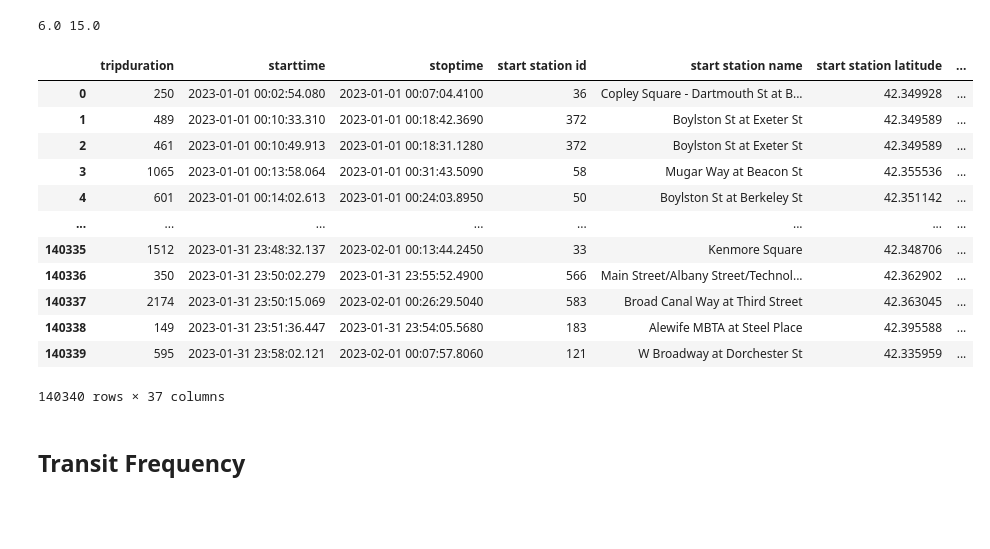
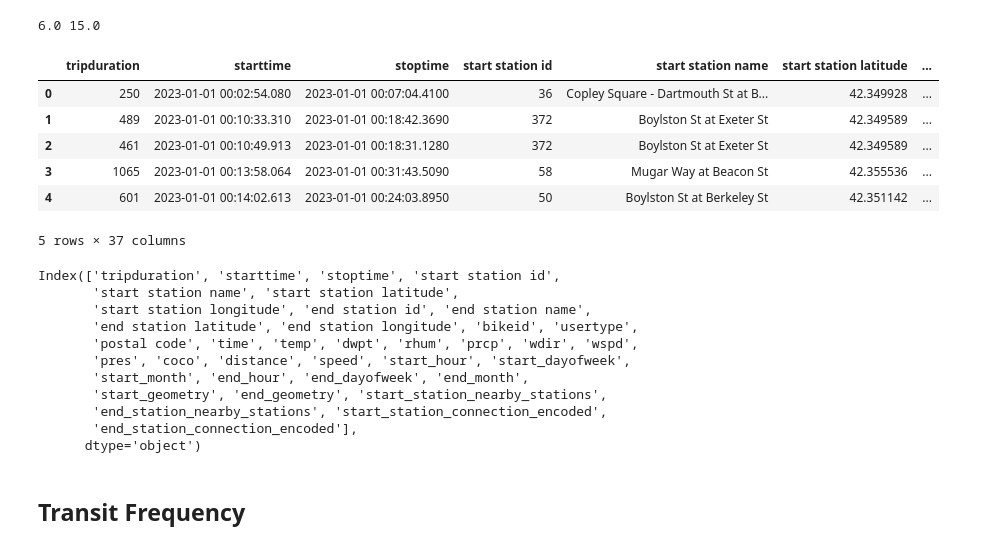
Before and after one commit to elnurisg/anomaly_detection_for_shared_mobility, a Jupyter notebook: mass_transit.ipynb, the cells around one changed output. Drawn from its saved outputs; the diff is of its cells as text; code cells hidden in the pictures; blank space fills up the shorter version.

```diff
--- a/mass_transit.ipynb
+++ b/mass_transit.ipynb
@@ -80,6 +95,9 @@ bike_gdf = gpd.GeoDataFrame(bike_weather_data, geometry='start_geometry')
 # Convert stops DataFrame to a GeoDataFrame
 stops['geometry'] = stops.apply(lambda x: GeoPoint(x['stop_lon'], x['stop_lat']), axis=1)
 stops_gdf = gpd.GeoDataFrame(stops, geometry='geometry')
+
+# Keep only the columns we need
+stops_gdf = stops_gdf[['stop_id', 'geometry']]
 # %%
 # Set the coordinate reference system (CRS) to WGS84 (EPSG:4326)
 bike_gdf.set_crs(epsg=4326, inplace=True)
@@ -92,11 +110,11 @@ bike_gdf = bike_gdf.to_crs(epsg=3857)
 radius = 500  # Example radius in meters
 bike_gdf['buffer'] = bike_gdf.geometry.buffer(radius)
 # Spatial joins to count nearby stops
-start_nearby_counts = gpd.sjoin(stops_gdf, bike_gdf.set_geometry('buffer'), how='inner', predicate='within')
+start_station_nearby = gpd.sjoin(stops_gdf, bike_gdf.set_geometry('buffer'), how='inner', predicate='within')
 
 # Set end_geometry as the active geometry
 bike_gdf.set_geometry('end_geometry', inplace=True)
 bike_gdf = bike_gdf.set_crs(epsg=4326, inplace=True).to_crs(epsg=3857)
 
 bike_gdf['buffer'] = bike_gdf.geometry.buffer(radius)
-end_nearby_counts = gpd.sjoin(stops_gdf, bike_gdf.set_geometry('buffer'), how='inner', predicate='within')
+end_station_nearby = gpd.sjoin(stops_gdf, bike_gdf.set_geometry('buffer'), how='inner', predicate='within')
@@ -103,7 +133,7 @@ end_nearby_counts = gpd.sjoin(stops_gdf, bike_gdf.set_geometry('buffer'), how='i
 # %%
 # Count the number of nearby stops for each unique start and end station
-start_station_nearby_counts = start_nearby_counts.groupby('index_right').size()
-end_station_nearby_counts = end_nearby_counts.groupby('index_right').size()
+start_station_nearby_counts = start_station_nearby.groupby('index_right').size()
+end_station_nearby_counts = end_station_nearby.groupby('index_right').size()
 
 # Add the counts back to the original bike_weather_data
 bike_weather_data['start_station_nearby_stations'] = bike_weather_data.index.map(start_station_nearby_counts).fillna(0).astype(int)
@@ -182,18 +208,12 @@ def encode_nearby_stops(count):
 bike_weather_data['start_station_connection_encoded'] = bike_weather_data['start_station_nearby_stations'].apply(encode_nearby_stops)
 bike_weather_data['end_station_connection_encoded'] = bike_weather_data['end_station_nearby_stations'].apply(encode_nearby_stops)
 # %%
-bike_weather_data
+bike_weather_data.head()
 # %% [output]
 |  | tripduration | starttime | stoptime | start station id | start station name | start station latitude | ... |
 | 0 | 250 | 2023-01-01 00:02:54.080 | 2023-01-01 00:07:04.4100 | 36 | Copley Square - Dartmouth St at B... | 42.349928 | ... |
 | 1 | 489 | 2023-01-01 00:10:33.310 | 2023-01-01 00:18:42.3690 | 372 | Boylston St at Exeter St | 42.349589 | ... |
 | 2 | 461 | 2023-01-01 00:10:49.913 | 2023-01-01 00:18:31.1280 | 372 | Boylston St at Exeter St | 42.349589 | ... |
 | 3 | 1065 | 2023-01-01 00:13:58.064 | 2023-01-01 00:31:43.5090 | 58 | Mugar Way at Beacon St | 42.355536 | ... |
 | 4 | 601 | 2023-01-01 00:14:02.613 | 2023-01-01 00:24:03.8950 | 50 | Boylston St at Berkeley St | 42.351142 | ... |
-| ... | ... | ... | ... | ... | ... | ... | ... |
-| 140335 | 1512 | 2023-01-31 23:48:32.137 | 2023-02-01 00:13:44.2450 | 33 | Kenmore Square | 42.348706 | ... |
-| 140336 | 350 | 2023-01-31 23:50:02.279 | 2023-01-31 23:55:52.4900 | 566 | Main Street/Albany Street/Technol... | 42.362902 | ... |
-| 140337 | 2174 | 2023-01-31 23:50:15.069 | 2023-02-01 00:26:29.5040 | 583 | Broad Canal Way at Third Street | 42.363045 | ... |
-| 140338 | 149 | 2023-01-31 23:51:36.447 | 2023-01-31 23:54:05.5680 | 183 | Alewife MBTA at Steel Place | 42.395588 | ... |
-| 140339 | 595 | 2023-01-31 23:58:02.121 | 2023-02-01 00:07:57.8060 | 121 | W Broadway at Dorchester St | 42.335959 | ... |
-140340 rows × 37 columns
+5 rows × 37 columns
@@ -202,2 +220,16 @@ bik
+# %%
+bike_weather_data.columns
+# %% [output]
+Index(['tripduration', 'starttime', 'stoptime', 'start station id',
+       'start station name', 'start station latitude',
+       'start station longitude', 'end station id', 'end station name',
+       'end station latitude', 'end station longitude', 'bikeid', 'usertype',
+       'postal code', 'time', 'temp', 'dwpt', 'rhum', 'prcp', 'wdir', 'wspd',
+       'pres', 'coco', 'distance', 'speed', 'start_hour', 'start_dayofweek',
+       'start_month', 'end_hour', 'end_dayofweek', 'end_month',
+       'start_geometry', 'end_geometry', 'start_station_nearby_stations',
+       'end_station_nearby_stations', 'start_station_connection_encoded',
+       'end_station_connection_encoded'],
+      dtype='object')
 # %% [markdown]
 ## Transit Frequency
```
Also changed, not shown: parts of 21 cells of this notebook.
